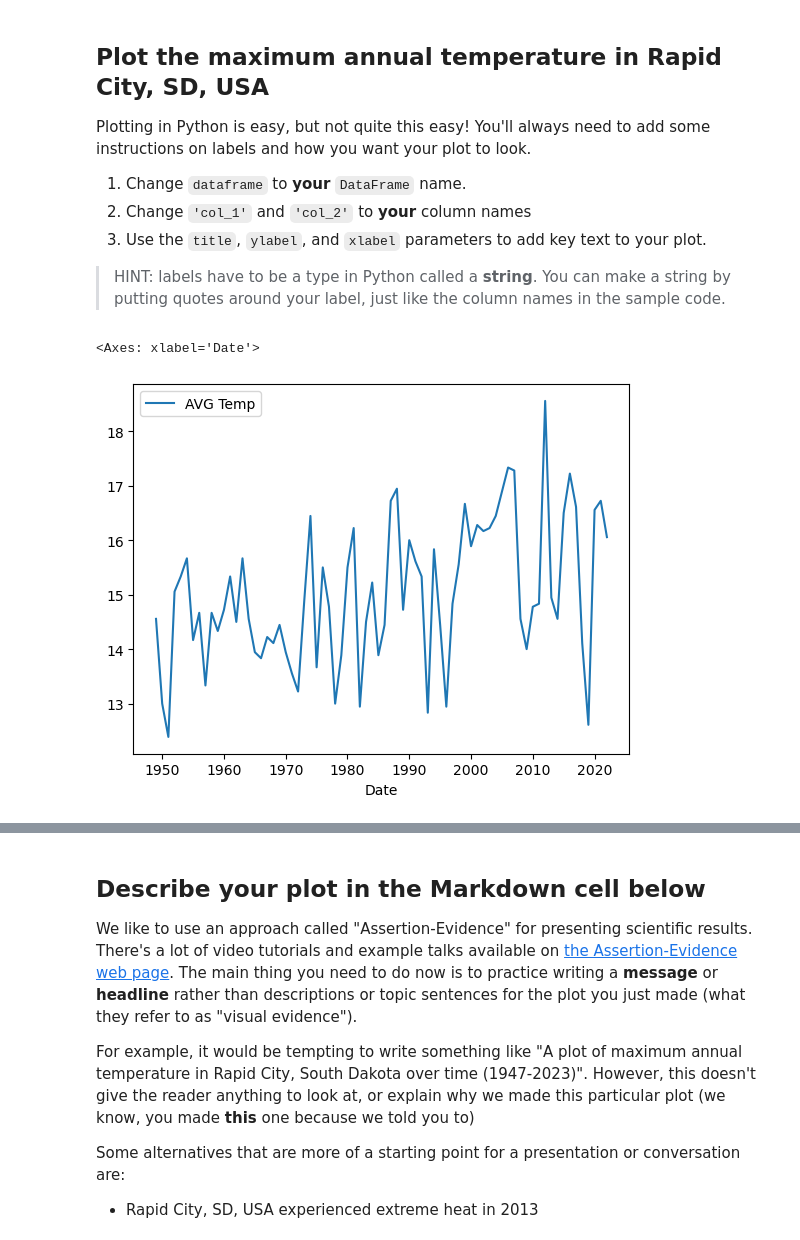
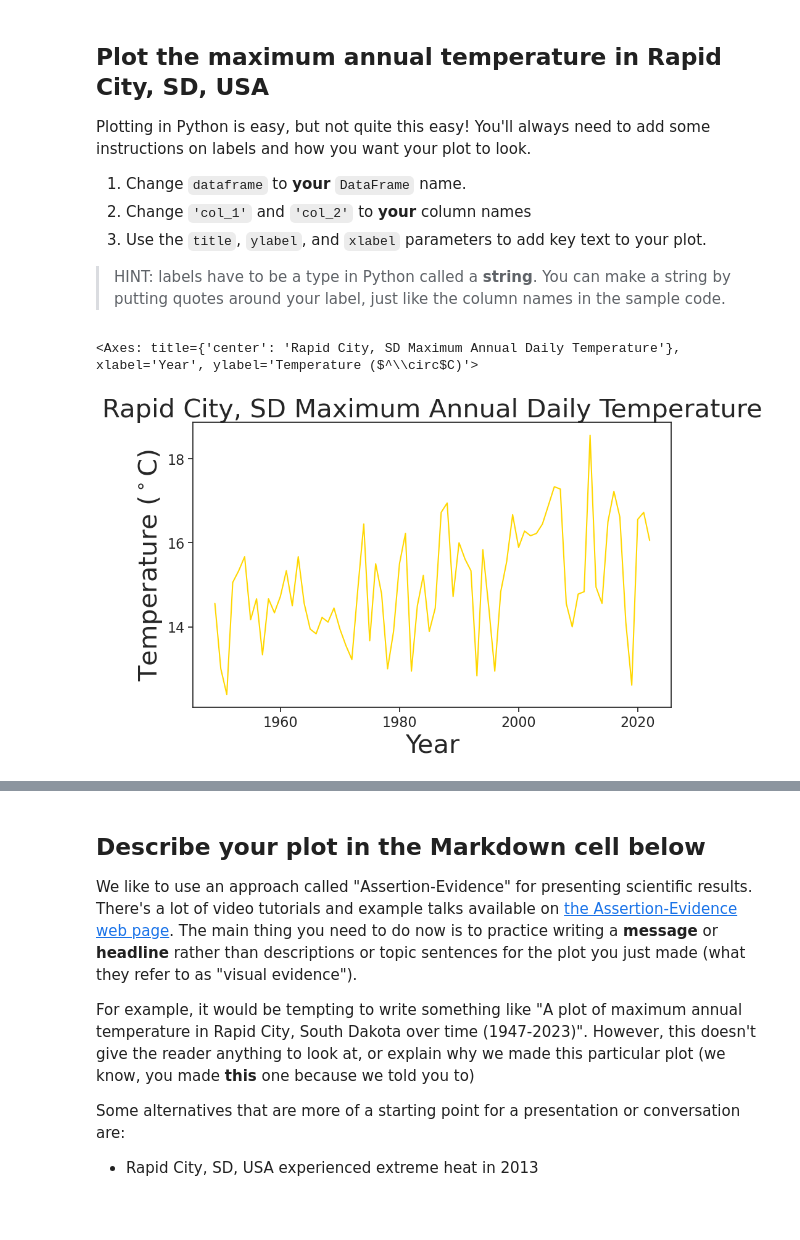
Before and after one commit to KiStroh/get-started-with-reproducible-science-KiStroh, a Jupyter notebook: Get Started with Open Reproducible Science!.ipynb, the cells around one changed output, grey strips where cells are left out. Cells and saved outputs as stored; diff of their text form; code cells hidden in the pictures; blank space fills up the shorter version.

Commit message:
Updated Plotting (Style or Font)

```diff
--- a/Get Started with Open Reproducible Science!.ipynb
+++ b/Get Started with Open Reproducible Science!.ipynb
@@ -403,12 +407,20 @@ Plotting in Python is easy, but not quite this easy! You'll always need to add s
   3. Use the `title`, `ylabel`, and `xlabel` parameters to add key text to your plot.
 
 > HINT: labels have to be a type in Python called a **string**. You can make a string by putting quotes around your label, just like the column names in the sample code.
-# %%
-#X and Y names must match names given earlier
-Rapid_temp_data.plot(x='Date', y='AVG Temp')
-# %% [output]
-<Axes: xlabel='Date'>
-[figure, removed]
+# %%
+#X and Y names must match names given earlier
+import seaborn as sns
+sns.set_theme(font_scale=2.5, style='ticks')
+
+Rapid_temp_data.plot(
+   x='Year', y='Average Temp',
+   title='Rapid City, SD Maximum Annual Daily Temperature',
+   xlabel='Year', ylabel='Temperature ($^\circ$C)',
+   fontsize=16, legend=False, figsize=(10, 6),
+   color='gold', kind='line')
+# %% [output]
+<Axes: title={'center': 'Rapid City, SD Maximum Annual Daily Temperature'}, xlabel='Year', ylabel='Temperature ($^\\circ$C)'>
+[figure, added]
 # %% [markdown]
 **THIS ISN'T THE END! Don't forget to complete the next task where you will describe your plot**
 
```
Also changed, not shown: parts of 3 cells of this notebook.
